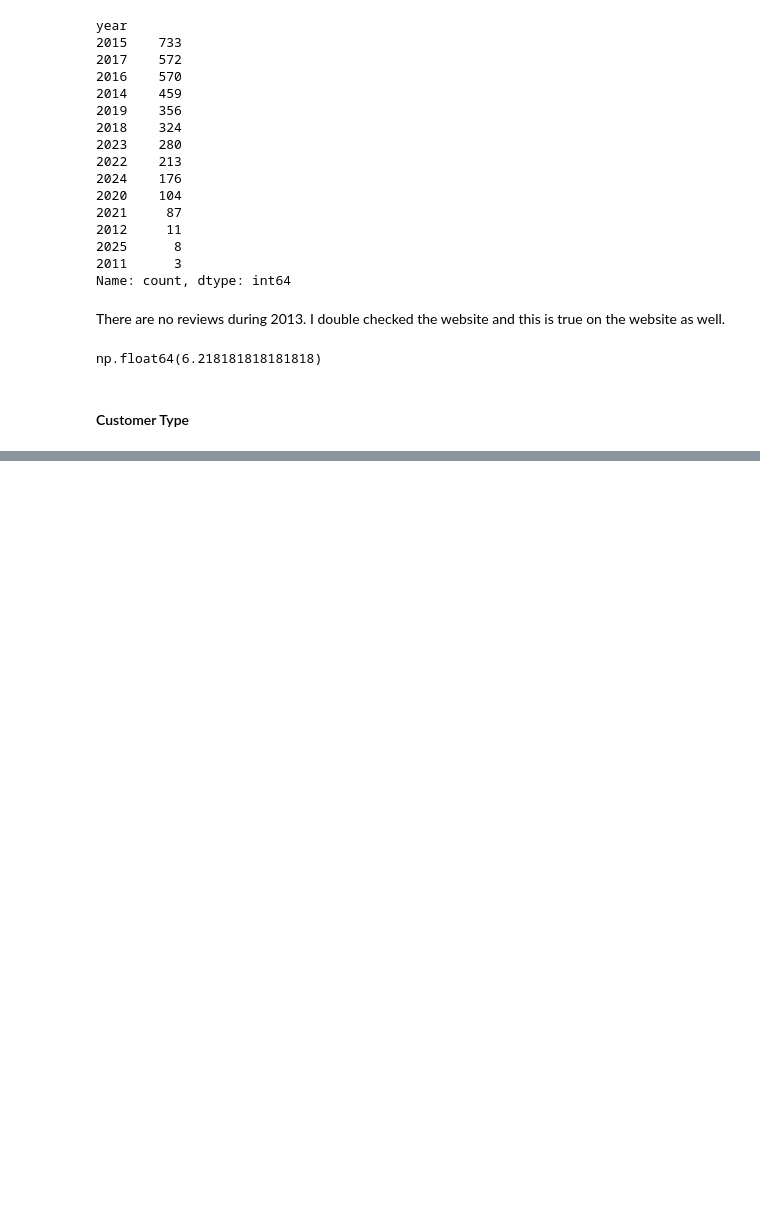
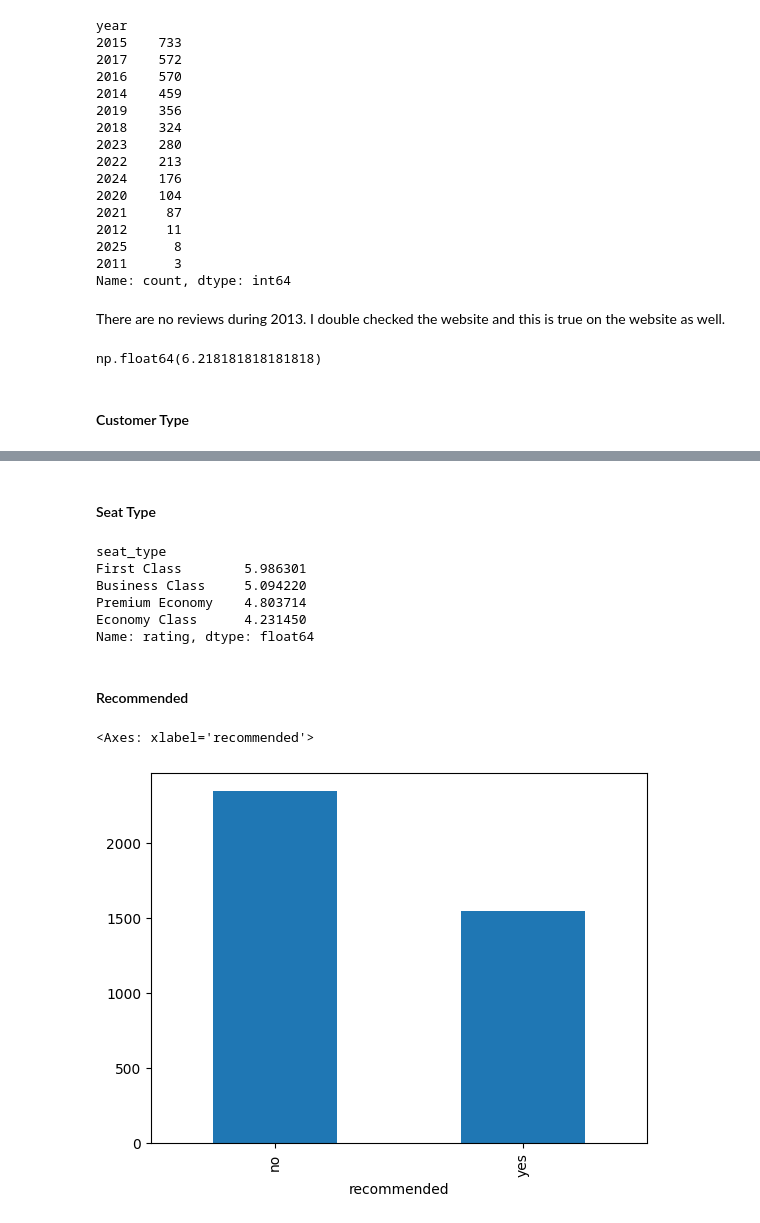
Before and after one commit to ryslipe/british_airlines, a Jupyter notebook: notebooks/01_load_and_validate_raw_data.ipynb, the cells around one changed output, grey strips where cells are left out. Drawn from its saved outputs; the diff is of its cells as text; code cells hidden in the pictures; blank space fills up the shorter version.

Commit message:
recommended bar graph

```diff
--- a/notebooks/01_load_and_validate_raw_data.ipynb
+++ b/notebooks/01_load_and_validate_raw_data.ipynb
@@ -498,0 +518,2 @@ reviews_df.head()
+# %% [markdown]
+#### Seat Type
@@ -498,0 +523,16 @@ reviews_df.head()
+# %%
+seat_avg
+# %% [output]
+seat_type
+First Class        5.986301
+Business Class     5.094220
+Premium Economy    4.803714
+Economy Class      4.231450
+Name: rating, dtype: float64
+# %% [markdown]
+#### Recommended
+# %%
+reviews_df['recommended'].value_counts().plot(kind='bar')
+# %% [output]
+<Axes: xlabel='recommended'>
+[figure, added]
```
Also changed, not shown: parts of 3 cells of this notebook.
